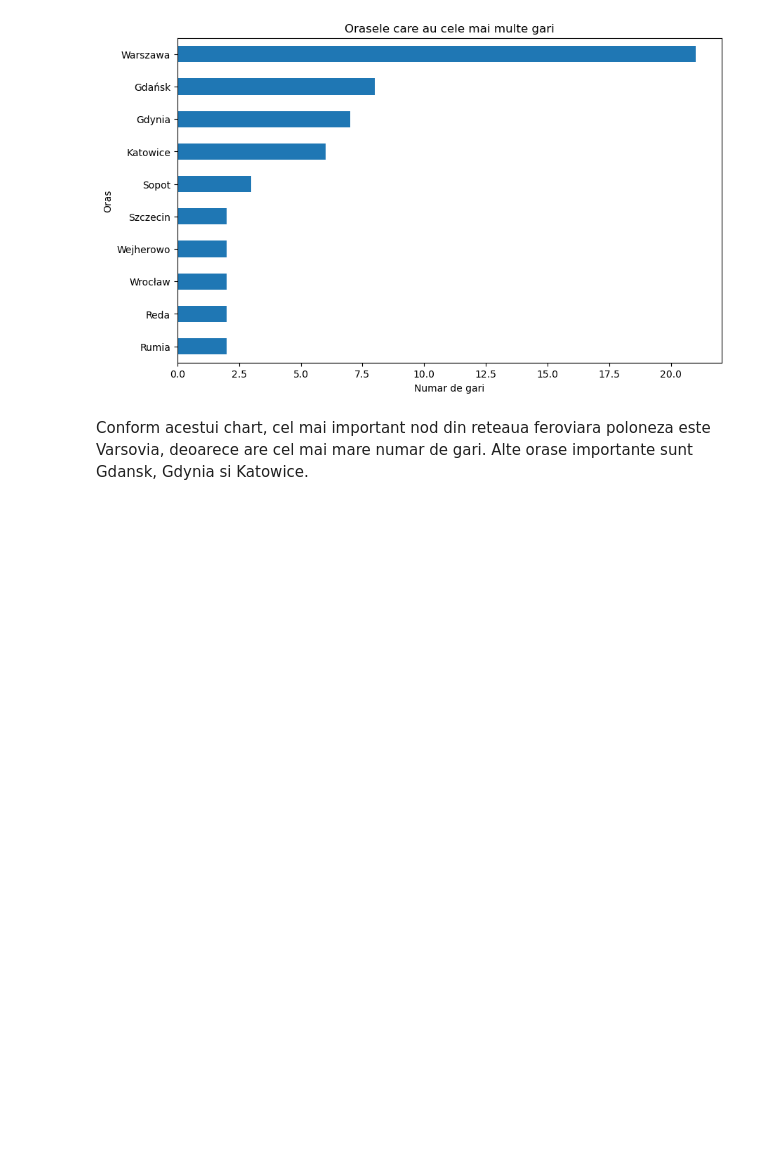
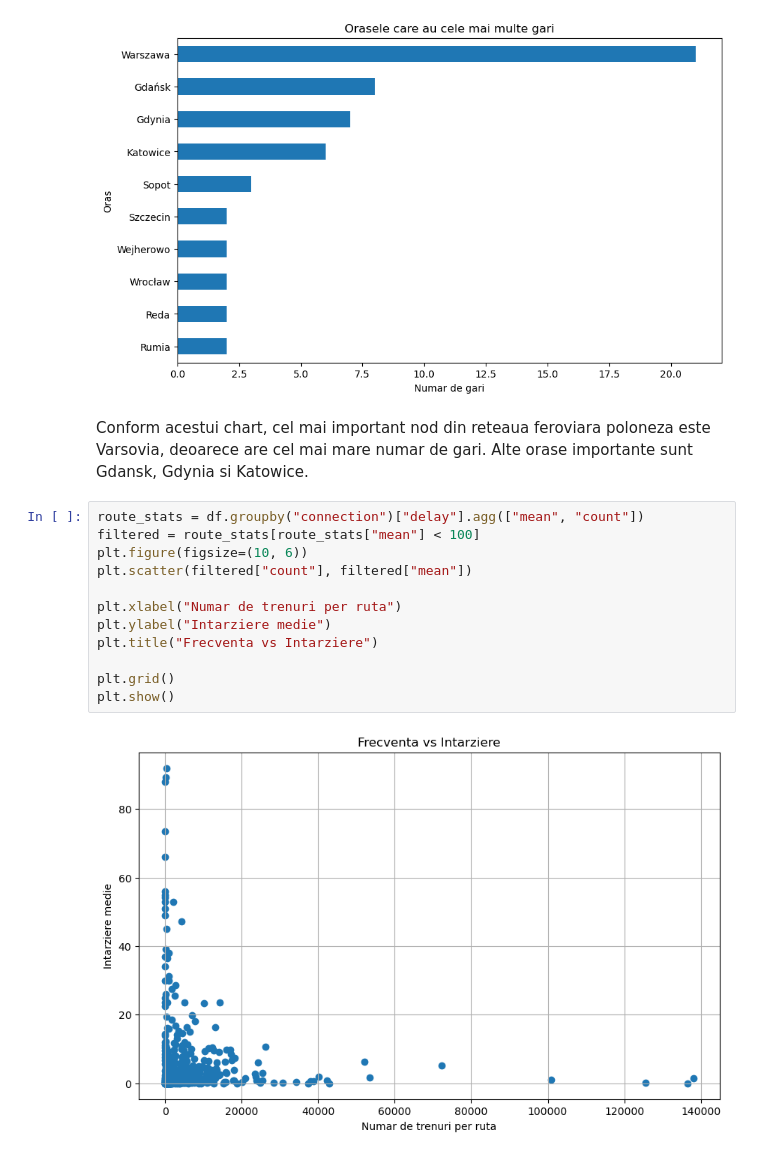
Before and after one commit to 4lac1vica/PolishTrainsDelaysML, a Jupyter notebook: delaysNb.ipynb, the cells around one changed output. Drawn from its saved outputs; the diff is of its cells as text; blank space fills up the shorter version.

Commit message:
corelatie frecventa ruta - intarzieri

```diff
--- a/delaysNb.ipynb
+++ b/delaysNb.ipynb
@@ -223,3 +223,17 @@ plt.show()
 [figure]
 # %% [markdown]
 Conform acestui chart, cel mai important nod din reteaua feroviara poloneza este Varsovia, deoarece are cel mai mare numar de gari. Alte orase importante sunt Gdansk, Gdynia si Katowice.
+# %%
+route_stats = df.groupby("connection")["delay"].agg(["mean", "count"])
+filtered = route_stats[route_stats["mean"] < 100]
+plt.figure(figsize=(10, 6))
+plt.scatter(filtered["count"], filtered["mean"])
+
+plt.xlabel("Numar de trenuri per ruta")
+plt.ylabel("Intarziere medie")
+plt.title("Frecventa vs Intarziere")
+
+plt.grid()
+plt.show()
+# %% [output]
+[figure, added]
```
Also changed, not shown: parts of 3 cells of this notebook, 1 other file.
